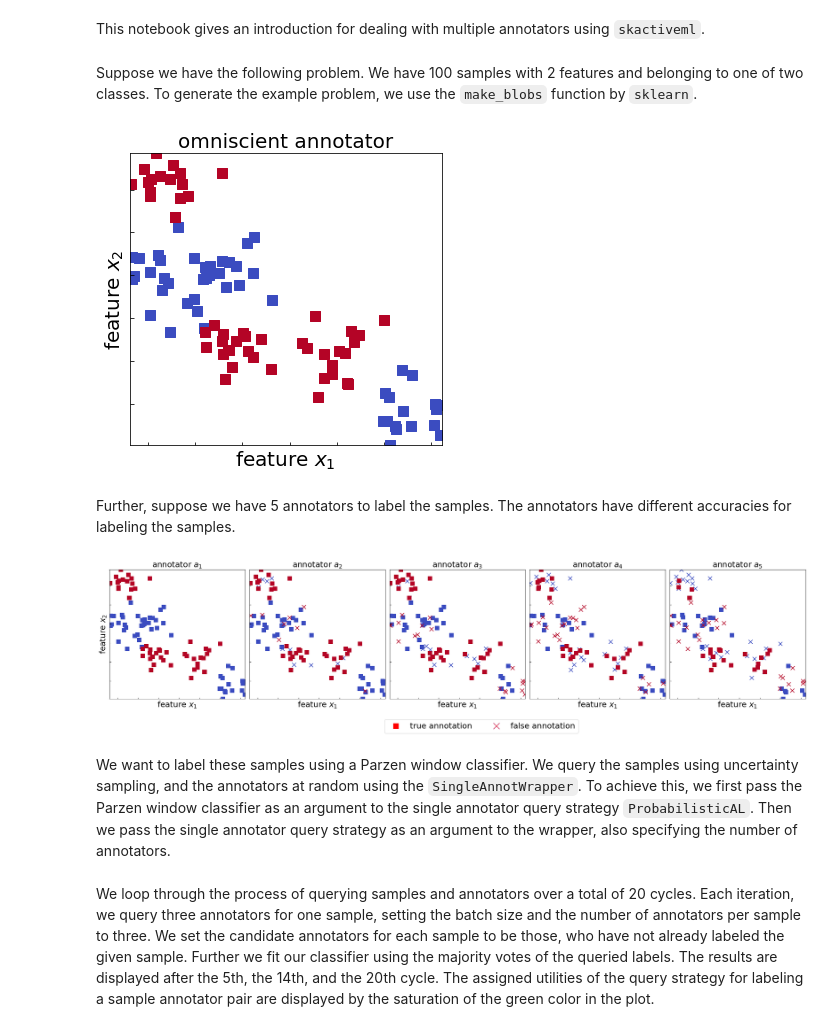
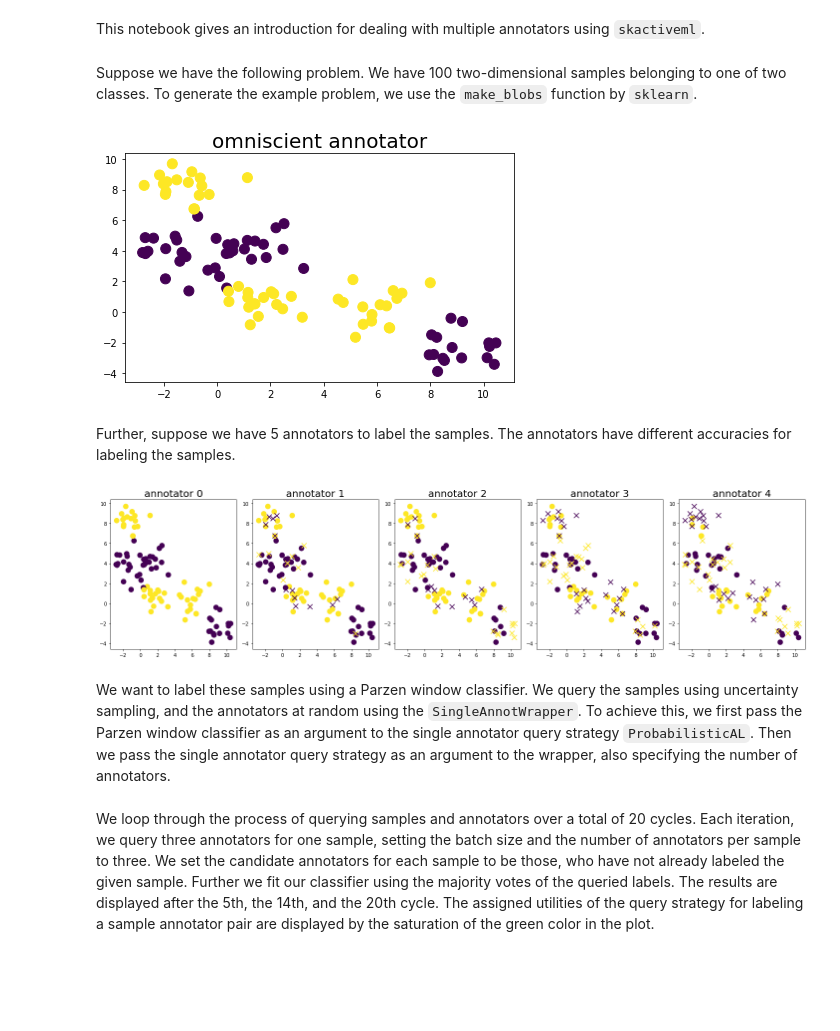
Before and after one commit to scikit-activeml/scikit-activeml, a Jupyter notebook: tutorials/10_multiple_annotators_getting_started.ipynb, the cells around one changed output. Drawn from its saved outputs; the diff is of its cells as text; code cells hidden in the pictures; blank space fills up the shorter version.

Commit message:
Update visualization package.

```diff
--- a/tutorials/10_multiple_annotators_getting_started.ipynb
+++ b/tutorials/10_multiple_annotators_getting_started.ipynb
@@ -20,27 +16,20 @@ from skactiveml.visualization.multi import (
 FONTSIZE = 20
 MARKER_SIZE = 100
 # %% [markdown]
-Suppose we have the following problem. We have 100 samples with 2 features and belonging to one of two classes. To generate the example problem, we use the `make_blobs` function by `sklearn`.
+Suppose we have the following problem. We have 100 two-dimensional samples belonging to one of two classes. To generate the example problem, we use the `make_blobs` function by `sklearn`.
 # %%
 n_samples = 100
 X, y_true = make_blobs(
     n_samples=n_samples, centers=6, random_state=0
 )
 y_true %= 2
-fig = plot_ma_data_set(
-    X,
-    y_true.reshape(-1, 1),
-    y_true,
-    fig_size=(5, 5),
-    plot_legend=False,
-    fontsize=FONTSIZE,
-    marker_size=MARKER_SIZE,
-)
-fig.axes[0].set_title("omniscient annotator", fontsize=FONTSIZE)
+fig, ax = plt.subplots(1, 1)
+ax.scatter(X[:, 0], X[:, 1], c=y_true, s=MARKER_SIZE)
+ax.set_title("omniscient annotator", fontsize=FONTSIZE)
 fig.tight_layout()
 plt.show()
 # %% [output]
-[figure, old version]
+[figure, new version]
 # %% [markdown]
 Further, suppose we have 5 annotators to label the samples. The annotators have different accuracies for labeling the samples.
 # %%
@@ -51,23 +40,18 @@ for i, p in enumerate(np.linspace(0.0, 0.5, num=n_annotators)):
     y_noise = rng.binomial(1, p, n_samples)
     y_annot[:, i] = y_noise ^ y_true
 
-fig = plot_ma_data_set(
-    X,
-    y_annot,
-    y_true,
-    fig_size=(25, 5.5),
-    legend_dict={"bbox_to_anchor": [0.4, -0.15], "ncol": 2},
-    fontsize=FONTSIZE,
-    marker_size=MARKER_SIZE,
-)
+fig, axes = plt.subplots(1, n_annotators, figsize=(20, 5))
+for a in range(n_annotators):
+    is_true = y_annot[:, a] == y_true
+    axes[a].scatter(X[is_true, 0], X[is_true, 1], c=y_annot[is_true, a], s=MARKER_SIZE)
+    axes[a].scatter(X[~is_true, 0], X[~is_true, 1], c=y_annot[~is_true, a], marker='x', s=MARKER_SIZE)
+    axes[a].set_title(f'annotator {a}', fontsize=FONTSIZE)
 fig.tight_layout()
 plt.show()
 # %% [output]
-[figure, old version]
+[figure, new version]
 # %% [markdown]
-We want to label these samples using a Parzen window classifier. We query the samples using uncertainty sampling, and the annotators at random using the
-`SingleAnnotWrapper`. To achieve this, we first pass the Parzen window classifier as an argument to the single annotator query strategy `ProbabilisticAL`.
-Then we pass the single annotator query strategy as an argument to the wrapper, also specifying the number of annotators.
+We want to label these samples using a Parzen window classifier. We query the samples using uncertainty sampling, and the annotators at random using the `SingleAnnotWrapper`. To achieve this, we first pass the Parzen window classifier as an argument to the single annotator query strategy `ProbabilisticAL`. Then we pass the single annotator query strategy as an argument to the wrapper, also specifying the number of annotators.
 # %%
 clf = ParzenWindowClassifier(
     classes=np.unique(y_true),
```
Also changed, not shown: parts of 2 cells of this notebook, 27 other files.
